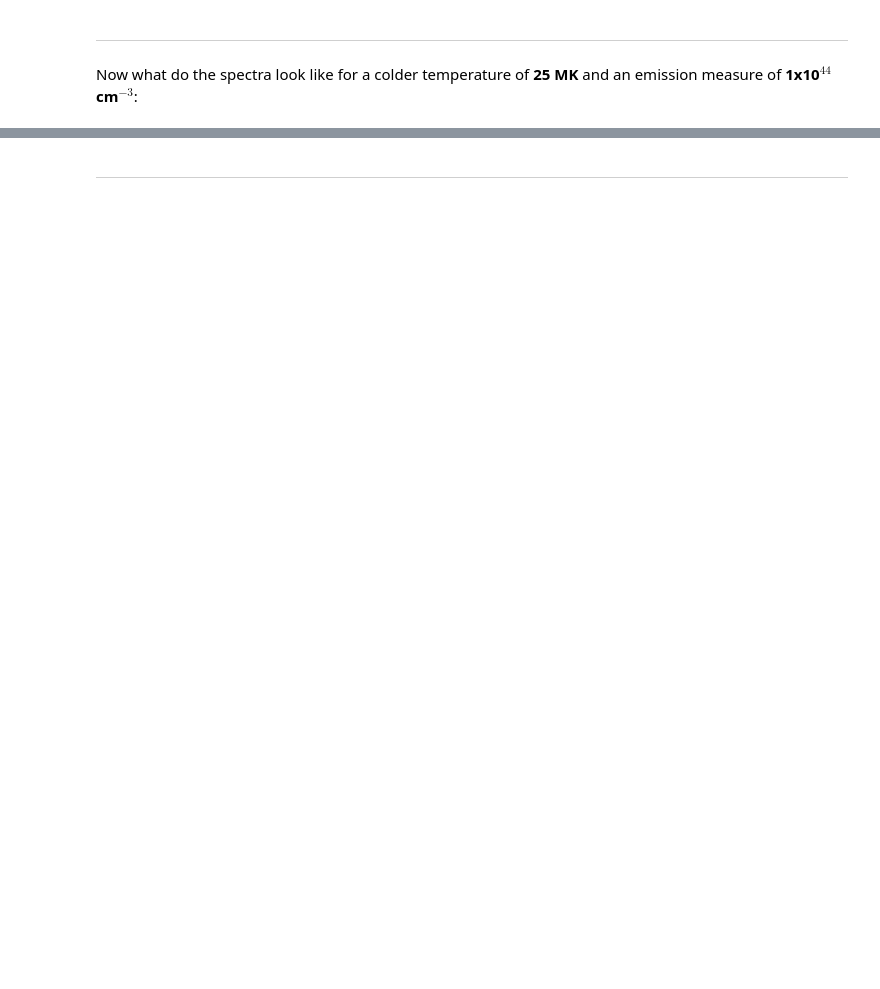
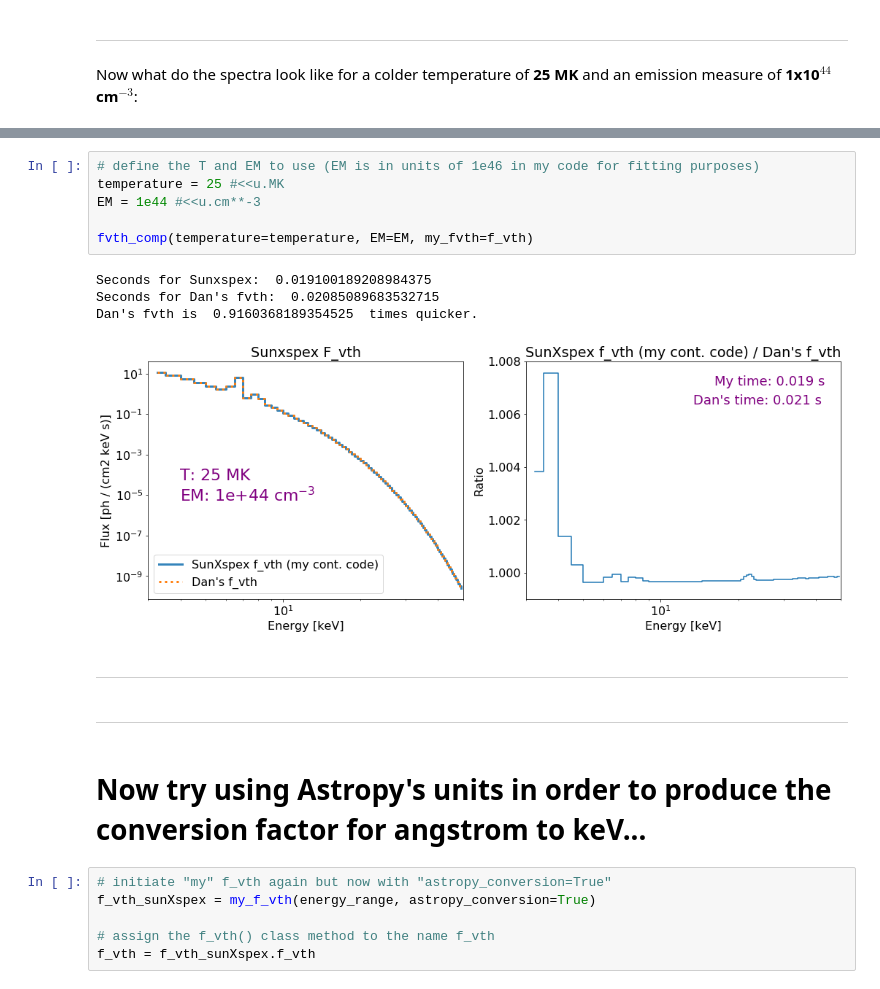
Before and after one commit to KriSun95/sunxspex_examples_kris, a Jupyter notebook: model testing.ipynb, the cells around one changed output, grey strips where cells are left out. Drawn from its saved outputs; the diff is of its cells as text; blank space fills up the shorter version.

```diff
--- a/model testing.ipynb
+++ b/model testing.ipynb
@@ -236,2 +133,23 @@ Dan's fvth is  0.723658810325477  times quicker.
+# %%
+# define the T and EM to use (EM is in units of 1e46 in my code for fitting purposes)
+temperature = 25 #<<u.MK
+EM = 1e44 #<<u.cm**-3
+
+fvth_comp(temperature=temperature, EM=EM, my_fvth=f_vth)
+# %% [output]
+Seconds for Sunxspex:  0.019100189208984375
+Seconds for Dan's fvth:  0.02085089683532715
+Dan's fvth is  0.9160368189354525  times quicker.
+[figure, added]
 # %% [markdown]
 ***
+# %% [markdown]
+***
+# %% [markdown]
+# Now try using Astropy's units in order to produce the conversion factor for angstrom to keV...
+# %%
+# initiate "my" f_vth again but now with "astropy_conversion=True"
+f_vth_sunXspex = my_f_vth(energy_range, astropy_conversion=True)
+
+# assign the f_vth() class method to the name f_vth
+f_vth = f_vth_sunXspex.f_vth
```
Also changed, not shown: parts of 18 cells of this notebook, 1 other file.
